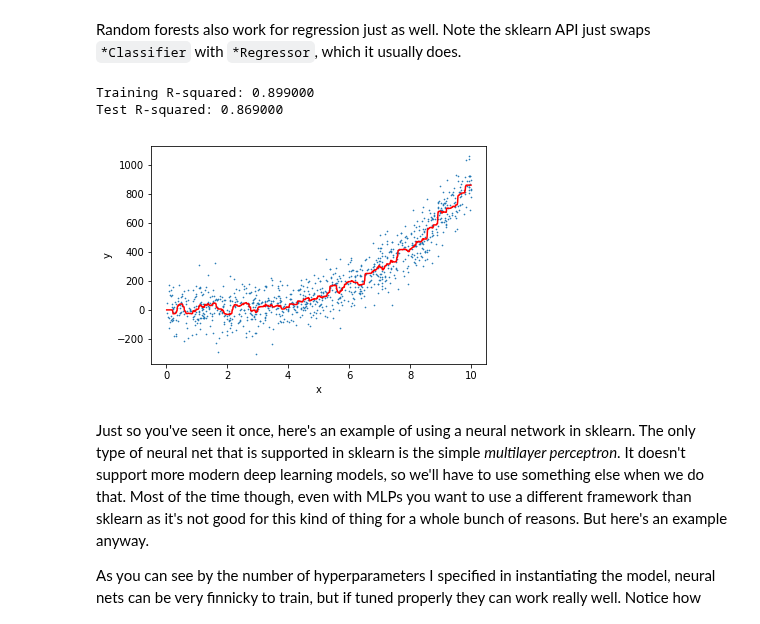
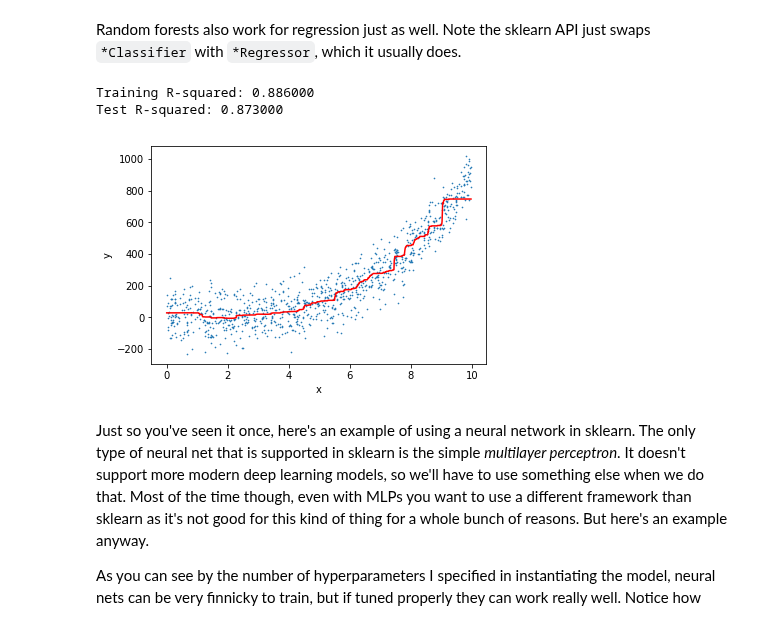
Before and after one commit to rkingery/ml_tutorials, a Jupyter notebook: regression.ipynb, the cells around one changed output. Drawn from its saved outputs; the diff is of its cells as text; code cells hidden in the pictures.

```diff
--- a/regression.ipynb
+++ b/regression.ipynb
@@ -65,5 +65,5 @@ One can also use KNN with regression. With regression, KNN calculates the mean o
 # %%
-model = KNeighborsRegressor(n_neighbors=5)
+model = KNeighborsRegressor(n_neighbors=50)
 model.fit(X_train,y_train)
 
 get_scores(model,X_train,y_train,X_test,y_test)
@@ -75,15 +75,15 @@ Test R-squared: 0.855000
 # %% [markdown]
 Random forests also work for regression just as well. Note the sklearn API just swaps `*Classifier` with `*Regressor`, which it usually does.
 # %%
-model = RandomForestRegressor(n_estimators=100,min_samples_leaf=10)
+model = RandomForestRegressor(n_estimators=100,min_samples_leaf=40)
 model.fit(X_train,y_train)
 
 get_scores(model,X_train,y_train,X_test,y_test)
 plot_model(model,X,y)
 # %% [output]
-Training R-squared: 0.899000
-Test R-squared: 0.869000
+Training R-squared: 0.886000
+Test R-squared: 0.873000
-[figure, old version]
+[figure, new version]
 # %% [markdown]
 Just so you've seen it once, here's an example of using a neural network in sklearn. The only type of neural net that is supported in sklearn is the simple _multilayer perceptron_. It doesn't support more modern deep learning models, so we'll have to use something else when we do that. Most of the time though, even with MLPs you want to use a different framework than sklearn as it's not good for this kind of thing for a whole bunch of reasons. But here's an example anyway.
 
```
Also changed, not shown: parts of 8 cells of this notebook, 1 other file.
